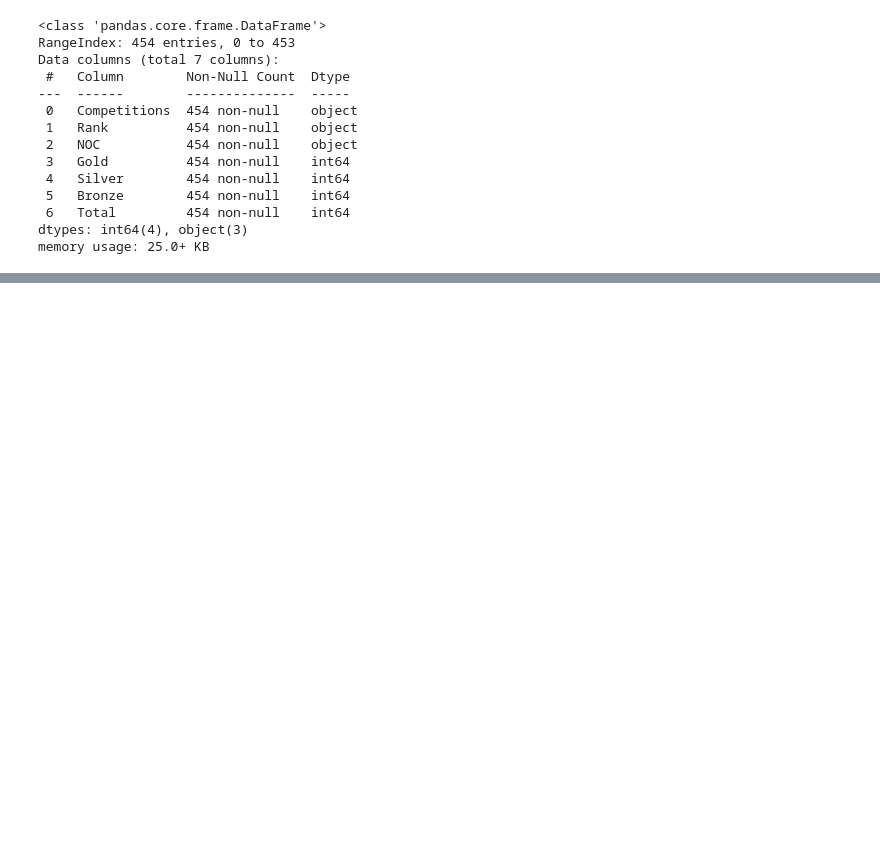
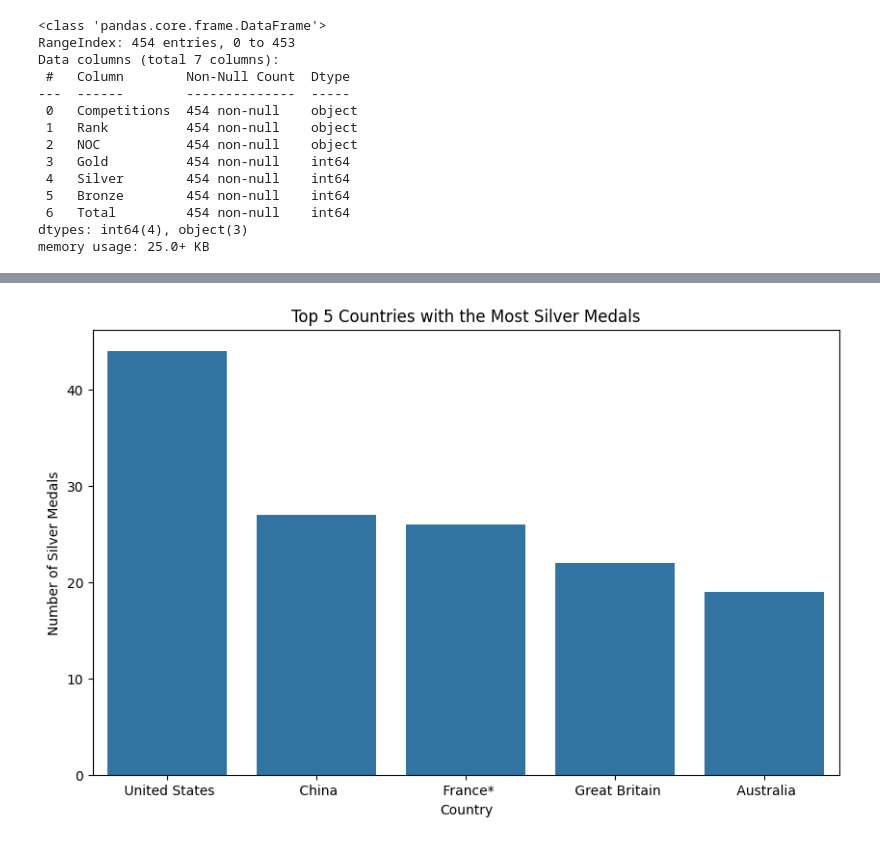
Before and after one commit to build-summer-2024/async-green-JennyMa-final-project, a Jupyter notebook: finalproject.ipynb, the cells around one changed output, grey strips where cells are left out. Drawn from its saved outputs; the diff is of its cells as text; code cells hidden in the pictures; blank space fills up the shorter version.

```diff
--- a/finalproject.ipynb
+++ b/finalproject.ipynb
@@ -80,0 +138,15 @@ Name: Total, dtype: int64
+# %%
+#Q5
+silver_medals_by_country = olympics.groupby('NOC')['Silver'].sum()
+
+top5silvercountries = silver_medals_by_country.sort_values(ascending=False).head(5)
+top5silvercountries = top5silvercountries.reset_index()
+
+plt.figure(figsize=(10, 6))
+sns.barplot(data=top5silvercountries, x='NOC', y='Silver')
+plt.xlabel('Country')
+plt.ylabel('Number of Silver Medals')
+plt.title('Top 5 Countries with the Most Silver Medals')
+plt.show()
+# %% [output]
+[figure, added]
```
Also changed, not shown: parts of 5 cells of this notebook.
